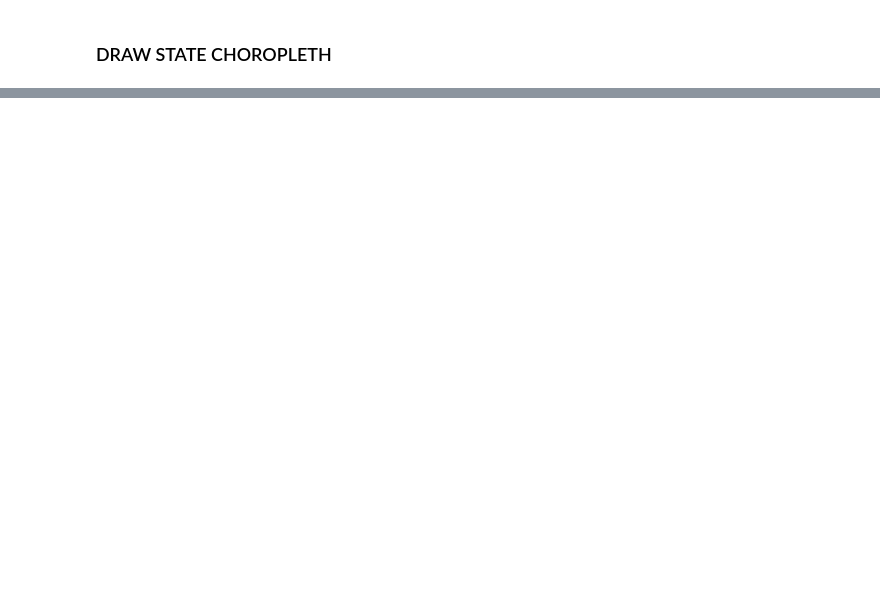
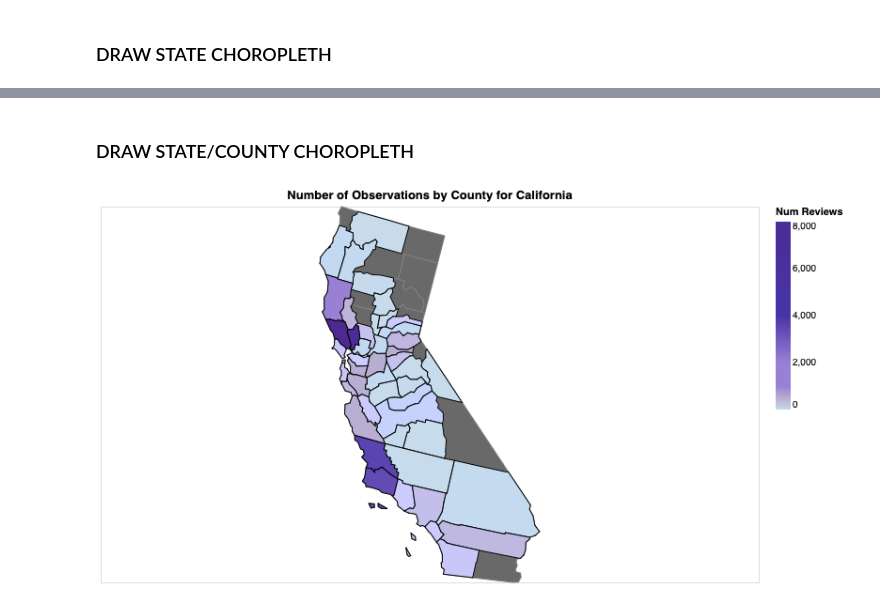
Before and after one commit to UBC-MDS/DSCI532_Group204_Vino, a Jupyter notebook: src/charts.ipynb, the cells around one changed output, grey strips where cells are left out. Saved outputs shown, nothing was run; the diff lists cells and outputs as text; code cells hidden in the pictures; blank space fills up the shorter version.

```diff
--- a/src/charts.ipynb
+++ b/src/charts.ipynb
@@ -42,0 +170,47 @@ county_counts = df.groupby(['county', 'county_id']).size().reset_index(name='cou
+# %% [markdown]
+### DRAW STATE/COUNTY CHOROPLETH
+# %%
+counties = alt.topo_feature(data.us_10m.url, 'counties')
+
+state_id = 6#California = 6
+state = 'California'
+
+colormap = alt.Scale(domain=[0, 100, 500, 1000, 2000, 4000, 8000],
+                     range=['#C7DBEA', '#CCCCFF', '#B8AED2', '#3A41C61',
+                            '#9980D4', '#4634A7', '#4C2C96'])
+
+c_foreground =(
+    alt.Chart(counties)
+    .mark_geoshape(
+        stroke='black',
+        strokeWidth=1
+    ).encode(
+        color=alt.Color('Num Reviews:Q',
+              scale=colormap),
+        tooltip=['County:O', 'County ID:O',
+                 'Ave Points:Q','Ave Price:Q',
+                 'Ave Value:Q','Num Reviews:Q']
+    )
+    .transform_calculate(state_id = "(datum.id / 1000)|0")
+    .transform_filter((alt.datum.state_id)==state_id)
+    .transform_lookup(
+        lookup='id',
+        from_=alt.LookupData(wine_counties,
+                             'County ID',
+                             ['County', 'County ID', 'Ave Points', 'Ave Price', 'Ave Value', 'Num Reviews']))
+)
+
+c_background = alt.Chart(counties).mark_geoshape(
+    fill='dimgray',
+    stroke='gray'
+).transform_calculate(state_id = "(datum.id / 1000)|0",
+).transform_filter((alt.datum.state_id)==state_id,
+).properties(
+    title=f'Number of Observations by County for {state}',
+    width=700,
+    height=400
+).project('albersUsa')
+
+c_background + c_foreground
+# %% [output]
+[figure, added]
```
Also changed, not shown: parts of 14 cells of this notebook, 3 other files.
